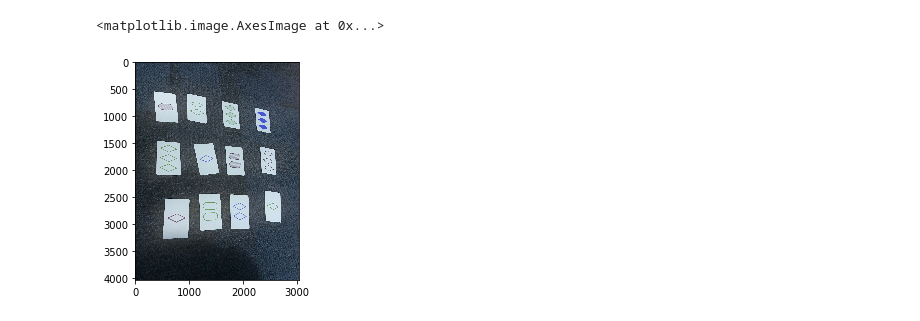
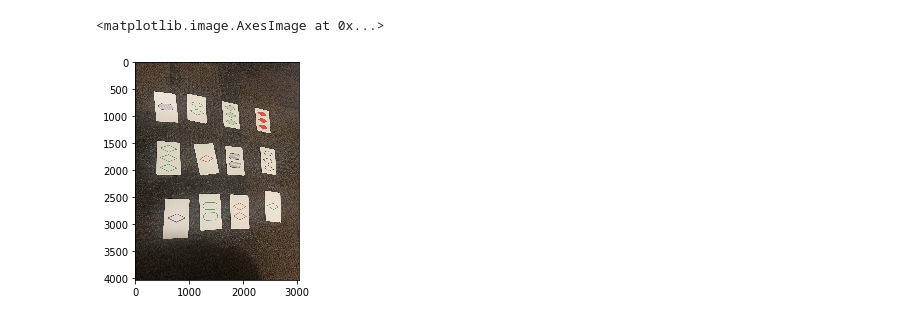
Before and after one commit to Anaisdg/OpenCV, a Jupyter notebook: Card Detection Experiment Hub/Card Detection Experiment.ipynb, the cells around one changed output. Cells and saved outputs as stored; diff of their text form; code cells hidden in the pictures.

```diff
--- a/Card Detection Experiment Hub/Card Detection Experiment.ipynb
+++ b/Card Detection Experiment Hub/Card Detection Experiment.ipynb
@@ -8,9 +8,9 @@ import math
 # %%
 #Test Case 1
 img = cv.imread("Images/train_original.jpg")
-image = cv.cvtcolor()
+image = cv.cvtColor(img,cv.COLOR_BGR2RGB)
 
-plt.imshow(img)
+plt.imshow(image)
 # %% [output]
 <matplotlib.image.AxesImage at 0x...>
-[figure, old version]
+[figure, new version]
```
Also changed, not shown: parts of 2 cells of this notebook.
